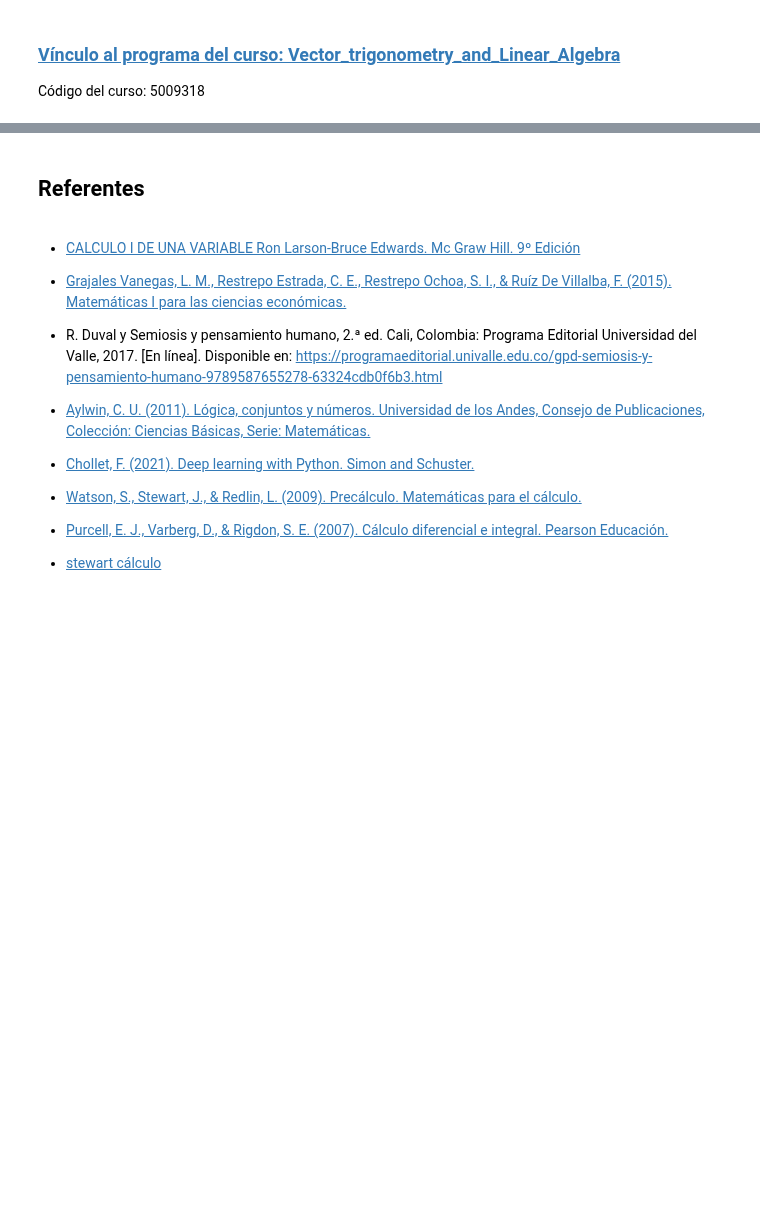
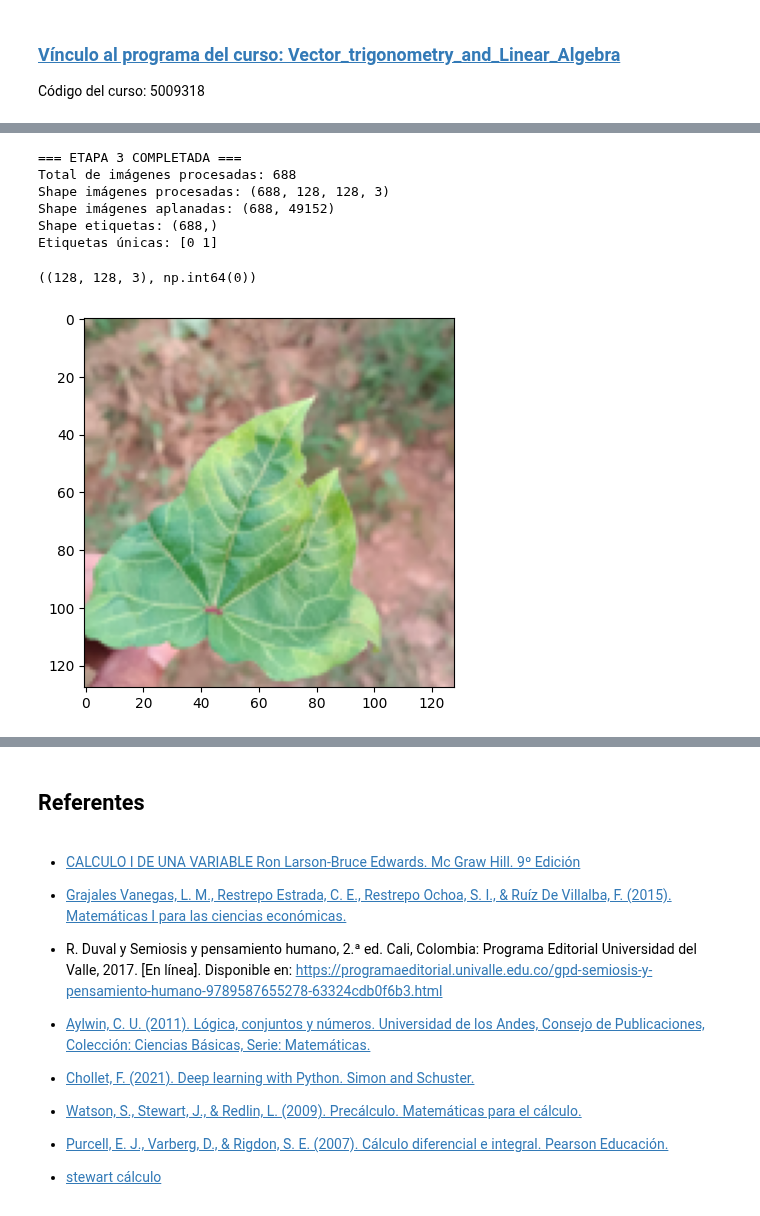
Before and after one commit to marco-canas/vector_geometry_and_linear_algebra, a Jupyter notebook: 2_planificacion/3_evaluacion/5_proyectos/proyecto_3_visualizacion_agropecuaria/4_modulo/4_modulo.ipynb, the cells around one changed output, grey strips where cells are left out. Drawn from its saved outputs; the diff is of its cells as text; code cells hidden in the pictures; blank space fills up the shorter version.

```diff
--- a/2_planificacion/3_evaluacion/5_proyectos/proyecto_3_visualizacion_agropecuaria/4_modulo/4_modulo.ipynb
+++ b/2_planificacion/3_evaluacion/5_proyectos/proyecto_3_visualizacion_agropecuaria/4_modulo/4_modulo.ipynb
@@ -290,0 +267,25 @@ Sábado: 8 - 12
+# %%
+
+# --------------------------------------------------------------------
+# 1. Rutas del dataset
+# --------------------------------------------------------------------
+root_dir = r"C:\Users\marco\OneDrive - Universidad de Antioquia\Documentos\2_recursos_ensenanza\3_vec_geo_and_linear_algebra\dataset_para_clasificación_binaria"
+
+subfolders = {
+    "Curl_Virus": 0,      # etiqueta 0
+    "Healthy_Leaf": 1     # etiqueta 1
+}
+# %%
+
+# --------------------------------------------------------------------
+# 2. Tamaño deseado para todas las imágenes
+# --------------------------------------------------------------------
+img_size = (128, 128)
+# %%
+
+# --------------------------------------------------------------------
+# 3. Estructuras para almacenar los datos
+# --------------------------------------------------------------------
+X_images = []      # imágenes procesadas
+X_flat = []        # imágenes aplanadas para ML clásico
+y_labels = []      # etiquetas (0 o 1)
@@ -290,0 +336,30 @@ Sábado: 8 - 12
+# %%
+
+# --------------------------------------------------------------------
+# 6. Resumen informativo
+# --------------------------------------------------------------------
+print("=== ETAPA 3 COMPLETADA ===")
+print("Total de imágenes procesadas:", len(X_images))
+print("Shape imágenes procesadas:", X_images.shape)   # (n_samples, 128,128,3)
+print("Shape imágenes aplanadas:", X_flat.shape)      # (n_samples, 49152)
+print("Shape etiquetas:", y_labels.shape)
+print("Etiquetas únicas:", np.unique(y_labels))
+# %% [output]
+=== ETAPA 3 COMPLETADA ===
+Total de imágenes procesadas: 688
+Shape imágenes procesadas: (688, 128, 128, 3)
+Shape imágenes aplanadas: (688, 49152)
+Shape etiquetas: (688,)
+Etiquetas únicas: [0 1]
+# %%
+X_images[0].shape, y_labels[0]
+# %% [output]
+((128, 128, 3), np.int64(0))
+# %%
+import matplotlib.pyplot as plt
+
+plt.imshow(X_images[0])
+
+plt.savefig(r"C:\Users\marco\Downloads\imagen_hoja.png")
+# %% [output]
+[figure, added]
```
Also changed, not shown: parts of 62 cells of this notebook, 3 other files.
